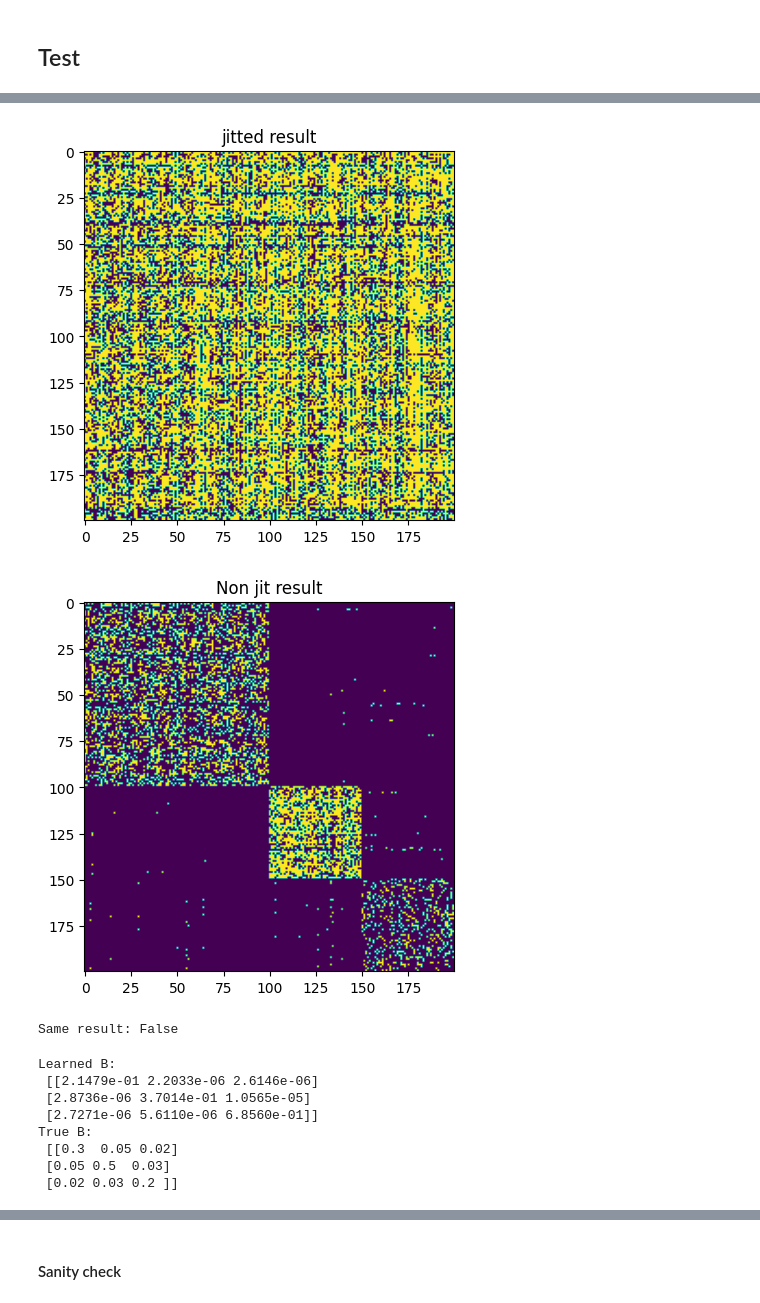
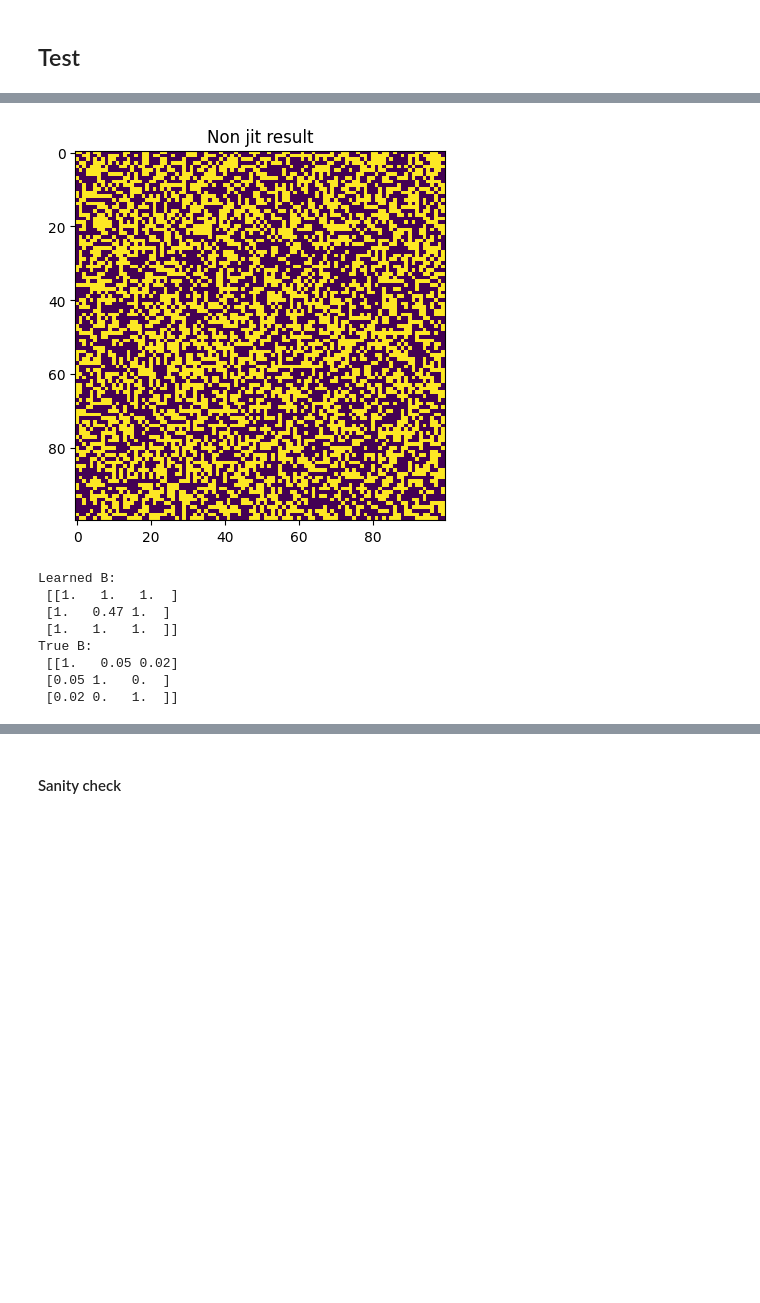
Before and after one commit to LaosAntreas/dMMSB, a Jupyter notebook: LNMMSB.ipynb, the cells around one changed output, grey strips where cells are left out. Cells and saved outputs as stored; diff of their text form; code cells hidden in the pictures; blank space fills up the shorter version.

```diff
--- a/LNMMSB.ipynb
+++ b/LNMMSB.ipynb
@@ -331,17 +663,17 @@ plt.show()
 # %%
 import time
-start = time.time()
-model_jit = jit_LNMMSB(nodes=200, roles=3, key=43)
-model.fit(E, verbose=False, max_inner_iters=1000, max_outer_iters=1000)
-end = time.time()
-total_jit = end - start
-print(f"JIT time {total_jit // 60}m {total_jit % 60:.4f} seconds")
+# start = time.time()
+# model_jit = jit_LNMMSB(nodes=100, roles=3, key=43)
+# model.fit(E, verbose=False, max_inner_iters=1000, max_outer_iters=1000)
+# end = time.time()
+# total_jit = end - start
+# print(f"JIT time {total_jit // 60}m {total_jit % 60:.4f} seconds")
 
 start = time.time()
-model = LNMMSB(nodes=200, roles=3, key=43)
+model = LNMMSB(nodes=100, roles=3, key=100)
 model.fit(E, verbose=False, max_inner_iters=1000, max_outer_iters=1000)
 end = time.time()
 total_non_jit = end - start
 print(f"Non-JIT time {total_non_jit // 60}m {total_non_jit % 60:.4f} seconds")
 
-print(f"Acceleration factor {(total_non_jit / total_jit):.2f}x")
+#print(f"Acceleration factor {(total_non_jit / total_jit):.2f}x")
@@ -352,32 +680,30 @@ Acceleration factor 0.92x
 # %%
 
-E_sampled_jit = model_jit.generate_graph()
-plt.figure()
-plt.title("jitted result")
-plt.imshow(E_sampled_jit)
-plt.show()
+# E_sampled_jit = model_jit.generate_graph()
+# plt.figure()
+# plt.title("jitted result")
+# plt.imshow(E_sampled_jit)
+# plt.show()
 
 E_sampled = model.generate_graph()
 plt.figure()
 plt.title("Non jit result")
 plt.imshow(E_sampled)
 plt.show()
 
-print("Same result:", jnp.array_equal(E_sampled, E_sampled_jit))
+# print("Same result:", jnp.array_equal(E_sampled, E_sampled_jit))
 # %% [output]
-[figure, old version]
+[figure, new version]
-[figure, removed]
-Same result: False
 # %%
-jnp.set_printoptions(precision=4)
+jnp.set_printoptions(precision=2, suppress=True)
 print(f"Learned B:\n {model.B}")
 print("True B:\n", B)
 # %% [output]
 Learned B:
- [[2.1479e-01 2.2033e-06 2.6146e-06]
- [2.8736e-06 3.7014e-01 1.0565e-05]
- [2.7271e-06 5.6110e-06 6.8560e-01]]
+ [[1.   1.   1.  ]
+ [1.   0.47 1.  ]
+ [1.   1.   1.  ]]
 True B:
- [[0.3  0.05 0.02]
- [0.05 0.5  0.03]
- [0.02 0.03 0.2 ]]
+ [[1.   0.05 0.02]
+ [0.05 1.   0.  ]
+ [0.02 0.   1.  ]]
```
Also changed, not shown: parts of 8 cells of this notebook.
